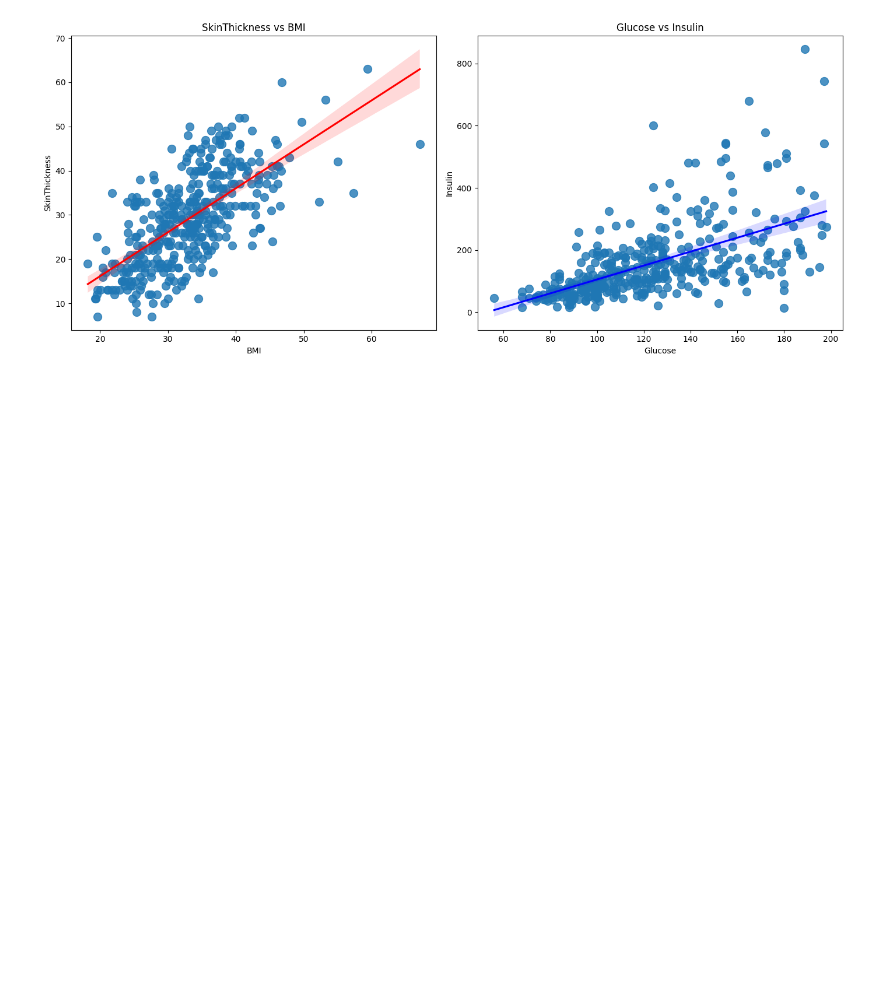
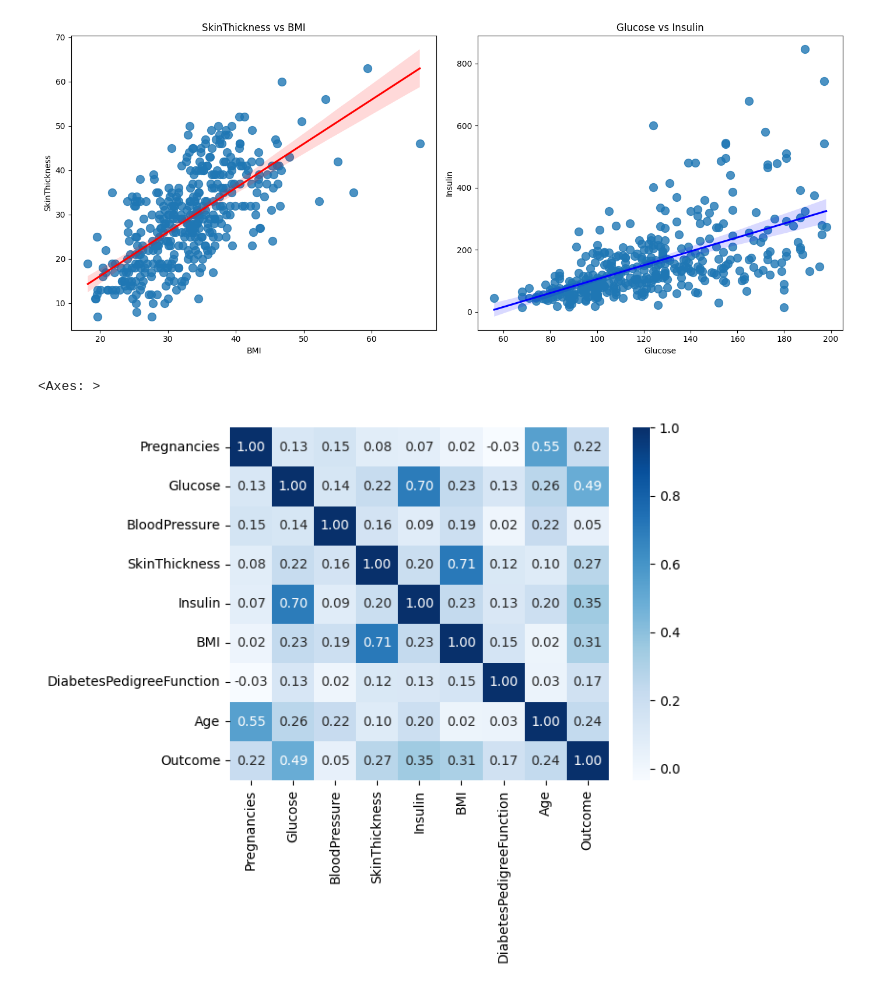
Before and after one commit to RobertArustamyan/DiabetesPredictor, a Jupyter notebook: Analys.ipynb, the cells around one changed output. Drawn from its saved outputs; the diff is of its cells as text; code cells hidden in the pictures; blank space fills up the shorter version.

```diff
--- a/Analys.ipynb
+++ b/Analys.ipynb
@@ -42,3 +43,11 @@ plt.tight_layout()
 plt.show()
 # %% [output]
 [figure]
+# %%
+interface = FillerInterface(df)
+interface.fill()
+df = interface.get_dataframe
+sns.heatmap(df.corr(),cmap='Blues', annot=True, fmt='.2f')
+# %% [output]
+<Axes: >
+[figure, added]
```
Also changed, not shown: parts of 1 cell of this notebook.
